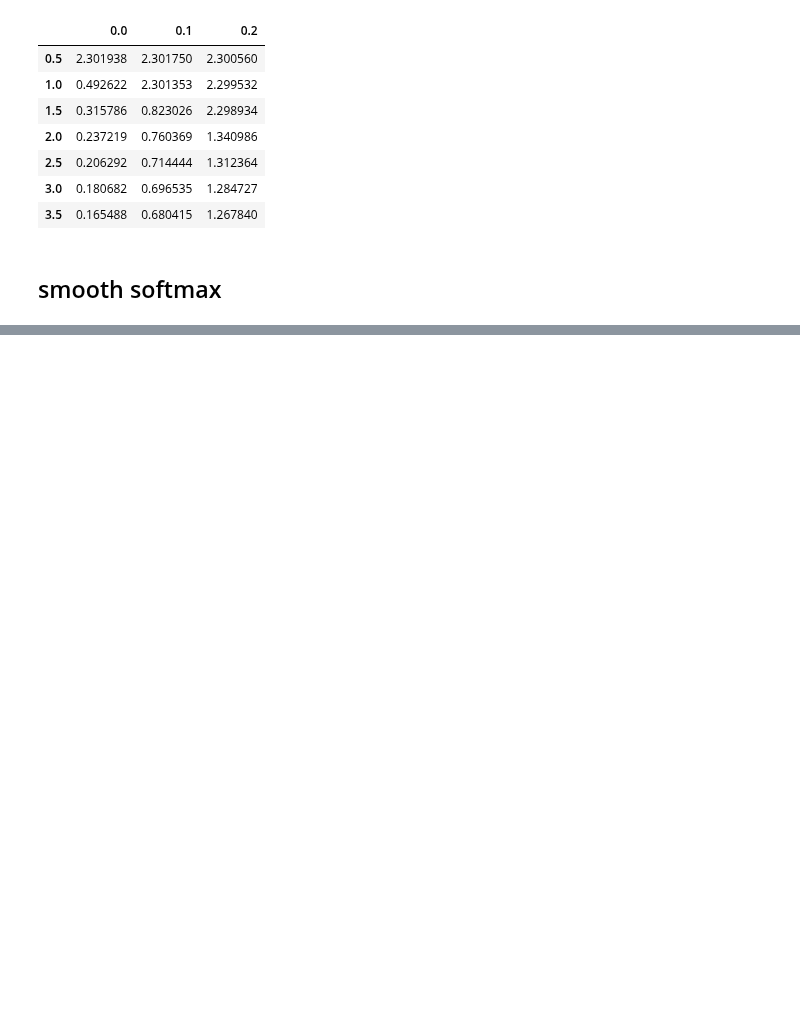
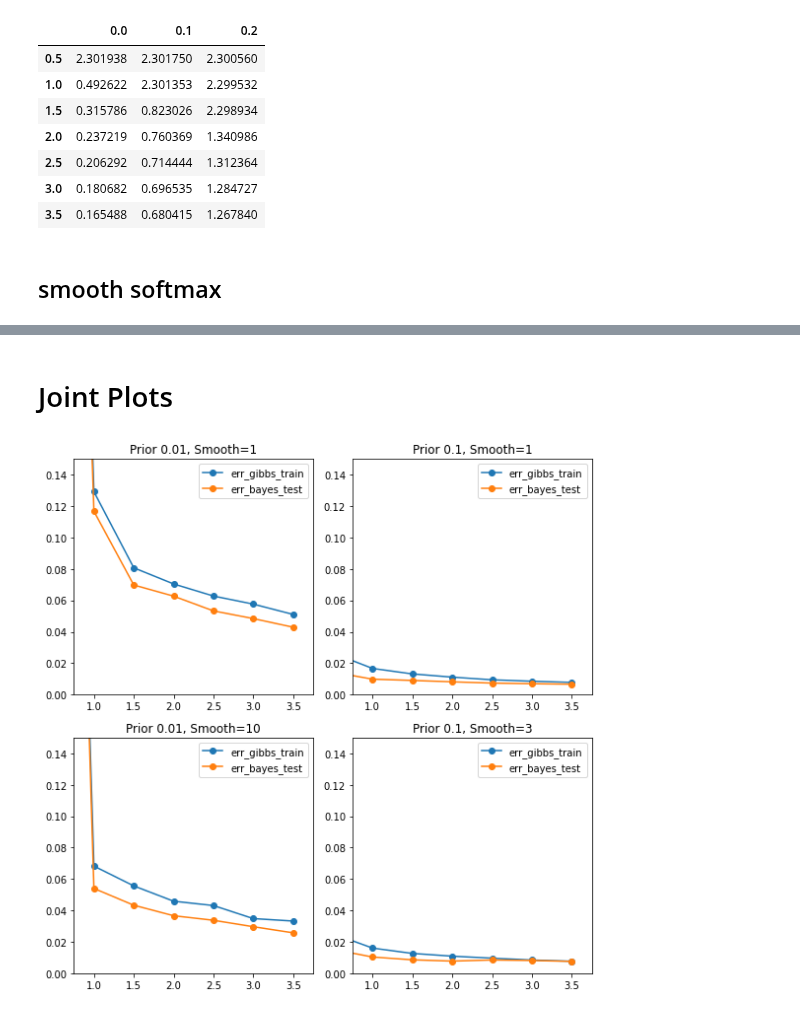
Before and after one commit to pyijiezhang/cold-posteriors-and-pacbayes, a Jupyter notebook: results/bnn_classification_mfvi/results_vi_nn_classification.ipynb, the cells around one changed output, grey strips where cells are left out. Cells and saved outputs as stored; diff of their text form; code cells hidden in the pictures; blank space fills up the shorter version.

```diff
--- a/results/bnn_classification_mfvi/results_vi_nn_classification.ipynb
+++ b/results/bnn_classification_mfvi/results_vi_nn_classification.ipynb
@@ -341,3 +384,71 @@ df
 | 2.5 | 0.211100 | 0.156232 | 0.140401 | 0.131198 |
 | 3.0 | 0.190525 | 0.136477 | 0.127160 | 0.105046 |
 | 3.5 | 0.164981 | 0.118580 | 0.105734 | 0.096574 |
+# %% [markdown]
+# Joint Plots
+# %%
+import matplotlib.pyplot as plt
+import numpy as np
+
+seed=15
+train_loss = "err_gibbs_train"
+test_loss = "err_bayes_test"
+y_lim=[0,0.15]
+x_lim=[0.75,3.75]
+# generate some random data
+x = np.linspace(0, 2*np.pi, 100)
+y1 = np.sin(x)
+y2 = np.cos(x)
+y3 = np.tan(x)
+y4 = np.exp(x)
+
+# create a 2x2 grid of subplots with larger subplots and spacing
+fig, axs = plt.subplots(2, 2, figsize=(8, 8))
+
+prior=0.01
+
+# plot the data on each subplot and set the limits
+axs[0, 0].plot(cpe_weights, all_metrics_priors[prior][seed][train_loss], marker="o", label=train_loss)
+axs[0, 0].plot(cpe_weights, all_metrics_priors[prior][seed][test_loss], marker="o", label=test_loss)
+axs[0, 0].set_xlim(x_lim)
+axs[0, 0].set_ylim(y_lim)
+axs[0, 0].set_title("Prior 0.01, Smooth=1")
+axs[0, 0].legend()
+
+
+prior=0.1
+axs[0, 1].plot(cpe_weights, all_metrics_priors[prior][seed][train_loss], marker="o", label=train_loss)
+axs[0, 1].plot(cpe_weights, all_metrics_priors[prior][seed][test_loss], marker="o", label=test_loss)
+axs[0, 1].set_xlim(x_lim)
+axs[0, 1].set_ylim(y_lim)
+axs[0, 1].set_title("Prior 0.1, Smooth=1")
+axs[0, 1].legend()
+
+
+
+gamma=10.0
+axs[1, 0].plot(cpe_weights, all_metrics_softmax[gamma][seed][train_loss], marker="o", label=train_loss)
+axs[1, 0].plot(cpe_weights, all_metrics_softmax[gamma][seed][test_loss], marker="o", label=test_loss)
+axs[1, 0].set_xlim(x_lim)
+axs[1, 0].set_ylim(y_lim)
+axs[1, 0].set_title("Prior 0.01, Smooth=10")
+axs[1, 0].legend()
+
+
+gamma=3.0
+axs[1, 1].plot(cpe_weights, all_metrics_softmax_prior[gamma][seed][train_loss], marker="o", label=train_loss)
+axs[1, 1].plot(cpe_weights, all_metrics_softmax_prior[gamma][seed][test_loss], marker="o", label=test_loss)
+axs[1, 1].set_xlim(x_lim)
+axs[1, 1].set_ylim(y_lim)
+axs[1, 1].set_title("Prior 0.1, Smooth=3")
+axs[1, 1].legend()
+
+
+
+# adjust the spacing between subplots
+fig.tight_layout()
+
+# show the plot
+plt.show()
+# %% [output]
+[figure, added]
```
Also changed, not shown: parts of 10 cells of this notebook.
